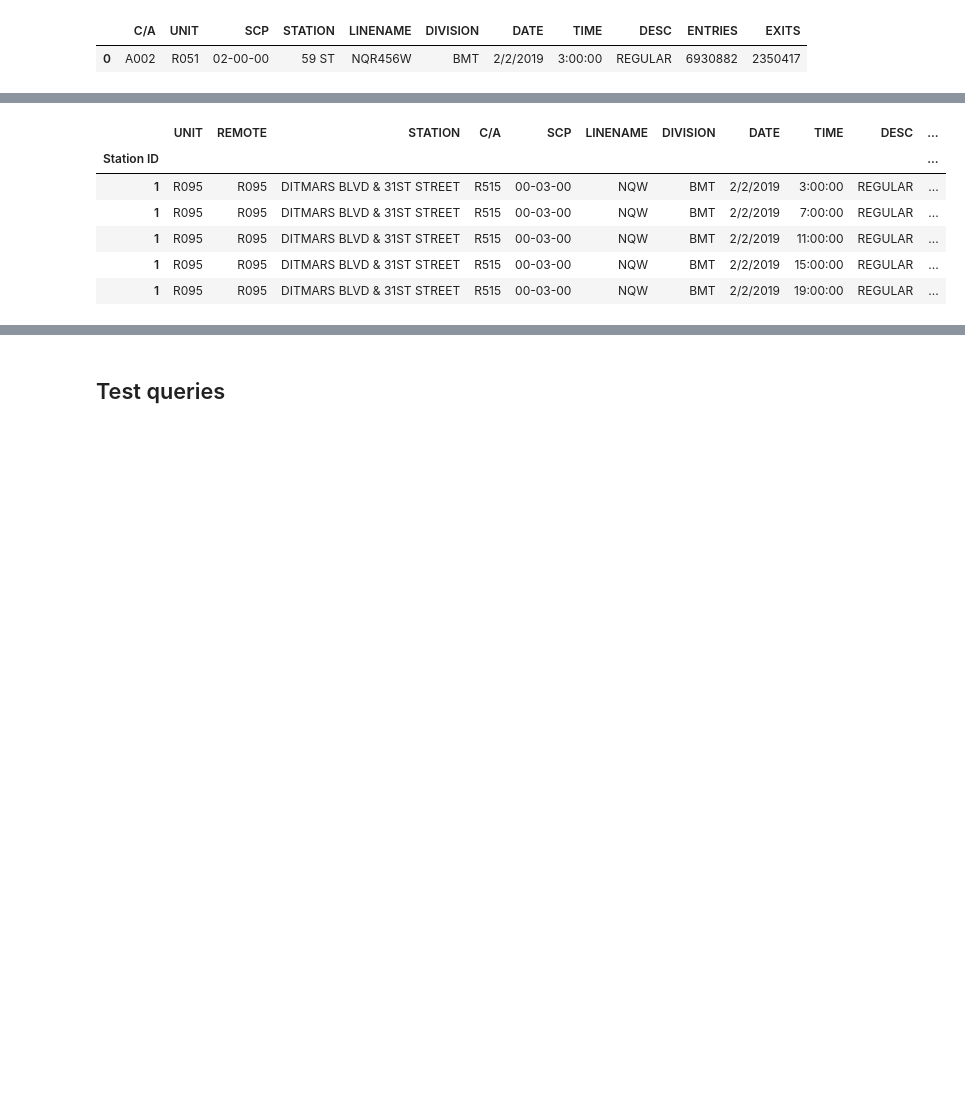
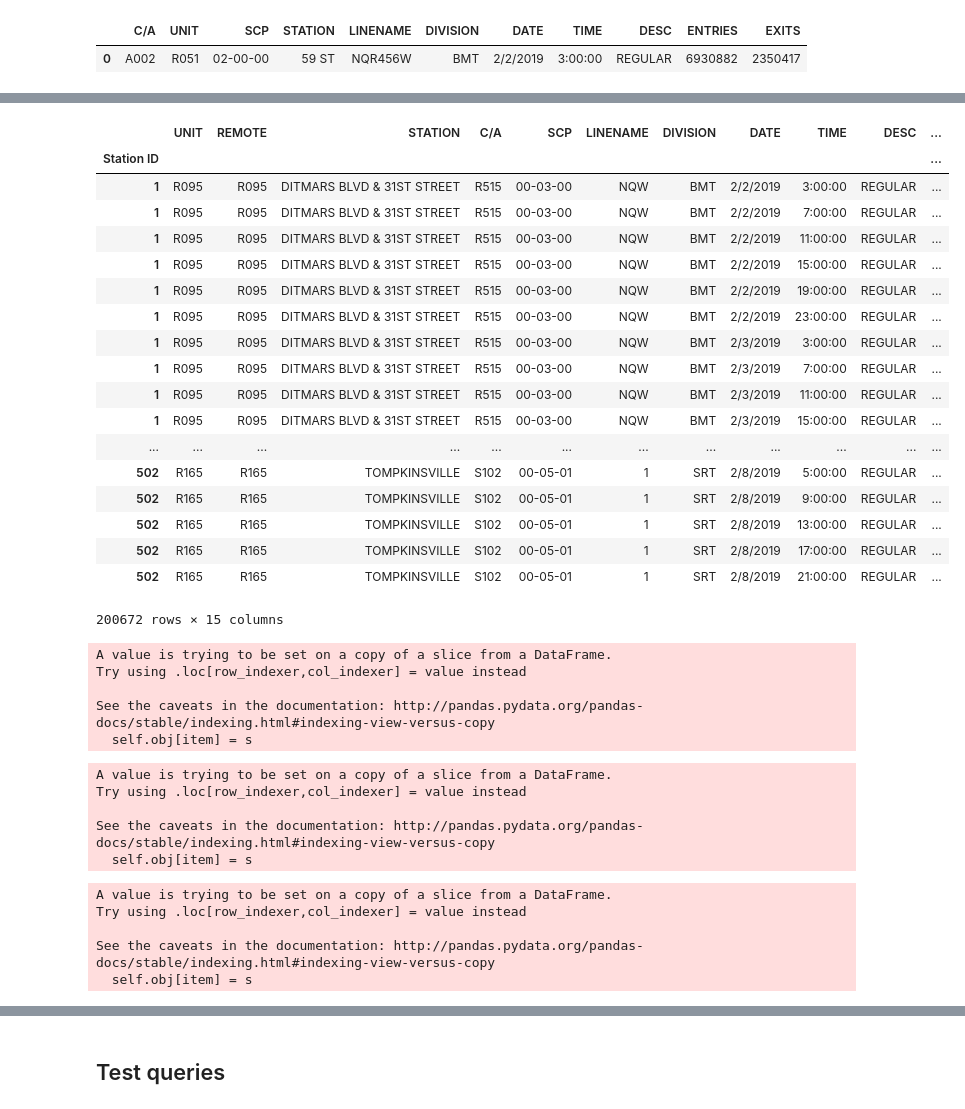
Before and after one commit to SpacePatroller/MTA_RIDERSHIP_ANALYSIS, a Jupyter notebook: csv_to_sqllite.ipynb, the cells around one changed output, grey strips where cells are left out. Saved outputs shown, nothing was run; the diff lists cells and outputs as text; code cells hidden in the pictures; blank space fills up the shorter version.

```diff
--- a/csv_to_sqllite.ipynb
+++ b/csv_to_sqllite.ipynb
@@ -130,24 +142,54 @@ turnstileData.head()
 turnstileData.drop(columns=['STATION_x', 'STATION_y'], inplace=True)
 # %%
 turnstileData.set_index('Station ID',inplace=True)
-turnstileData.head()
+turnstileData
 # %% [output]
 |  | UNIT | REMOTE | STATION | C/A | SCP | LINENAME | DIVISION | DATE | TIME | DESC | ... |
 | Station ID |  |  |  |  |  |  |  |  |  |  | ... |
 | 1 | R095 | R095 | DITMARS BLVD & 31ST STREET | R515 | 00-03-00 | NQW | BMT | 2/2/2019 | 3:00:00 | REGULAR | ... |
 | 1 | R095 | R095 | DITMARS BLVD & 31ST STREET | R515 | 00-03-00 | NQW | BMT | 2/2/2019 | 7:00:00 | REGULAR | ... |
 | 1 | R095 | R095 | DITMARS BLVD & 31ST STREET | R515 | 00-03-00 | NQW | BMT | 2/2/2019 | 11:00:00 | REGULAR | ... |
 | 1 | R095 | R095 | DITMARS BLVD & 31ST STREET | R515 | 00-03-00 | NQW | BMT | 2/2/2019 | 15:00:00 | REGULAR | ... |
 | 1 | R095 | R095 | DITMARS BLVD & 31ST STREET | R515 | 00-03-00 | NQW | BMT | 2/2/2019 | 19:00:00 | REGULAR | ... |
+| 1 | R095 | R095 | DITMARS BLVD & 31ST STREET | R515 | 00-03-00 | NQW | BMT | 2/2/2019 | 23:00:00 | REGULAR | ... |
+| 1 | R095 | R095 | DITMARS BLVD & 31ST STREET | R515 | 00-03-00 | NQW | BMT | 2/3/2019 | 3:00:00 | REGULAR | ... |
+| 1 | R095 | R095 | DITMARS BLVD & 31ST STREET | R515 | 00-03-00 | NQW | BMT | 2/3/2019 | 7:00:00 | REGULAR | ... |
+| 1 | R095 | R095 | DITMARS BLVD & 31ST STREET | R515 | 00-03-00 | NQW | BMT | 2/3/2019 | 11:00:00 | REGULAR | ... |
+| 1 | R095 | R095 | DITMARS BLVD & 31ST STREET | R515 | 00-03-00 | NQW | BMT | 2/3/2019 | 15:00:00 | REGULAR | ... |
+| ... | ... | ... | ... | ... | ... | ... | ... | ... | ... | ... | ... |
+| 502 | R165 | R165 | TOMPKINSVILLE | S102 | 00-05-01 | 1 | SRT | 2/8/2019 | 5:00:00 | REGULAR | ... |
+| 502 | R165 | R165 | TOMPKINSVILLE | S102 | 00-05-01 | 1 | SRT | 2/8/2019 | 9:00:00 | REGULAR | ... |
+| 502 | R165 | R165 | TOMPKINSVILLE | S102 | 00-05-01 | 1 | SRT | 2/8/2019 | 13:00:00 | REGULAR | ... |
+| 502 | R165 | R165 | TOMPKINSVILLE | S102 | 00-05-01 | 1 | SRT | 2/8/2019 | 17:00:00 | REGULAR | ... |
+| 502 | R165 | R165 | TOMPKINSVILLE | S102 | 00-05-01 | 1 | SRT | 2/8/2019 | 21:00:00 | REGULAR | ... |
+200672 rows × 15 columns
 # %%
 times = ['3:00:00', '7:00:00', '11:00:00', '15:00:00', '19:00:00',
        '23:00:00']
 # %%
 turnstileData = turnstileData.loc[turnstileData['TIME'].isin(times)]
 # %%
-turnstileData.loc[(turnstileData['ENTRIES DIFF'] < 0) | (turnstileData['ENTRIES DIFF'] > 10000), 'ENTRIES DIFF'] = 0
+turnstileData.loc[(turnstileData['ENTRIES DIFF'] < 0) | (turnstileData['ENTRIES DIFF'] > 10000), 'ENTRIES DIFF'] = np.NaN
+# %% [output]
+A value is trying to be set on a copy of a slice from a DataFrame.
+Try using .loc[row_indexer,col_indexer] = value instead
+
+See the caveats in the documentation: http://pandas.pydata.org/pandas-docs/stable/indexing.html#indexing-view-versus-copy
+  self.obj[item] = s
 # %%
-turnstileData.loc[(turnstileData['EXITS DIFF'] < 0) | (turnstileData['EXITS DIFF'] > 10000), 'EXITS DIFF'] = 0
+turnstileData.loc[(turnstileData['EXITS DIFF'] < 0) | (turnstileData['EXITS DIFF'] > 10000), 'EXITS DIFF'] = np.NaN
+# %% [output]
+A value is trying to be set on a copy of a slice from a DataFrame.
+Try using .loc[row_indexer,col_indexer] = value instead
+
+See the caveats in the documentation: http://pandas.pydata.org/pandas-docs/stable/indexing.html#indexing-view-versus-copy
+  self.obj[item] = s
 # %%
-turnstileData.loc[(turnstileData['TOTAL ACTIVITY'] < 0) | (turnstileData['TOTAL ACTIVITY'] > 10000), 'TOTAL ACTIVITY'] = 0
+turnstileData.loc[(turnstileData['TOTAL ACTIVITY'] < 0) | (turnstileData['TOTAL ACTIVITY'] > 10000), 'TOTAL ACTIVITY'] = np.NaN
+# %% [output]
+A value is trying to be set on a copy of a slice from a DataFrame.
+Try using .loc[row_indexer,col_indexer] = value instead
+
+See the caveats in the documentation: http://pandas.pydata.org/pandas-docs/stable/indexing.html#indexing-view-versus-copy
+  self.obj[item] = s
 # %%
```
Also changed, not shown: parts of 4 cells of this notebook, 1 other file.
